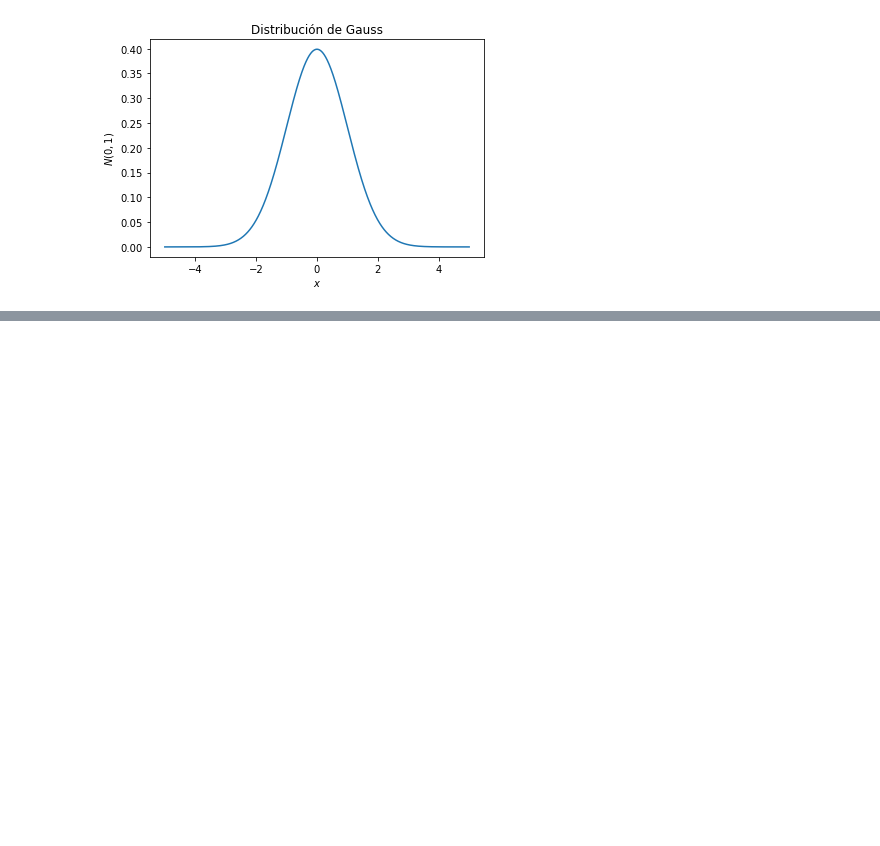
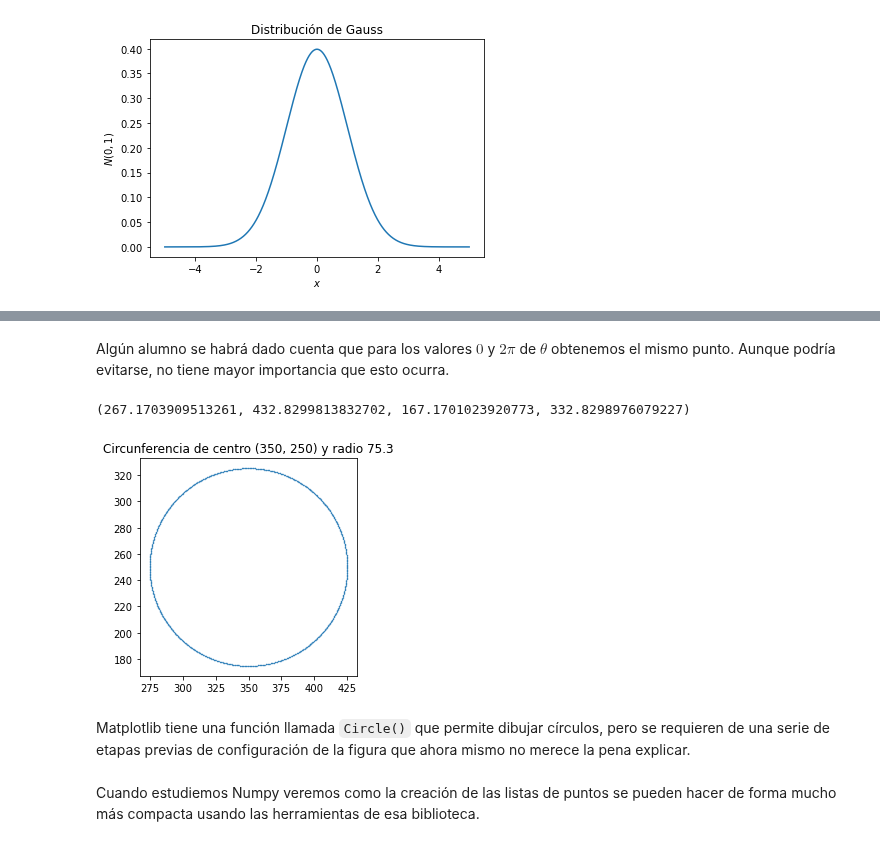
Before and after one commit to TRESPADERNE/fund_prog_python, a Jupyter notebook: notebooks/08_Introduccion_a_Matplotlib/Introduccion_a_Matplotlib.ipynb, the cells around one changed output, grey strips where cells are left out. Drawn from its saved outputs; the diff is of its cells as text; code cells hidden in the pictures; blank space fills up the shorter version.

```diff
--- a/notebooks/08_Introduccion_a_Matplotlib/Introduccion_a_Matplotlib.ipynb
+++ b/notebooks/08_Introduccion_a_Matplotlib/Introduccion_a_Matplotlib.ipynb
@@ -259,0 +351,31 @@ Text(0, 0.5, '$N(0,1)$')
+# %% [markdown]
+Algún alumno se habrá dado cuenta que para los valores $0$ y $2\pi$ de $\theta$ obtenemos el mismo punto. Aunque podría evitarse, no tiene mayor importancia que esto ocurra.
+# %%
+# Dibujando manualmente una circunferencia
+# Aprovechamos que el módulo numpy nos brinda pi, cos() y sin()
+import matplotlib.pyplot as plt
+import numpy as np
+
+num_puntos = 1000
+titas = np.linspace(0, 2*np.pi, num_puntos)  # num_puntos valores equidistantes en el intervalo [0,2*pi]
+
+centro = (350, 250)
+radio = 75.3
+
+# Creamos las listas de coordenadas
+lista_x = [0]*num_puntos
+lista_y = [0]*num_puntos
+for i, tita in enumerate(titas):  # Generamos los num_puntos del segmento
+    lista_x[i] = centro[0] + radio*np.cos(tita)
+    lista_y[i] = centro[1] + radio*np.sin(tita)
+
+plt.scatter(lista_x, lista_y, s=0.1)  # s es un parámetro que controla el tamaño del punto
+plt.title('Circunferencia de centro {} y radio {}'.format(centro, radio))
+plt.axis('scaled')
+# %% [output]
+(267.1703909513261, 432.8299813832702, 167.1701023920773, 332.8298976079227)
+[figure, added]
+# %% [markdown]
+Matplotlib tiene una función llamada `Circle()` que permite dibujar círculos, pero se requieren de una serie de etapas previas de configuración de la figura que ahora mismo no merece la pena explicar.
+# %% [markdown]
+Cuando estudiemos Numpy veremos como la creación de las listas de puntos se pueden hacer de forma mucho más compacta usando las herramientas de esa biblioteca.
```
Also changed, not shown: parts of 11 cells of this notebook, 33 other files.
